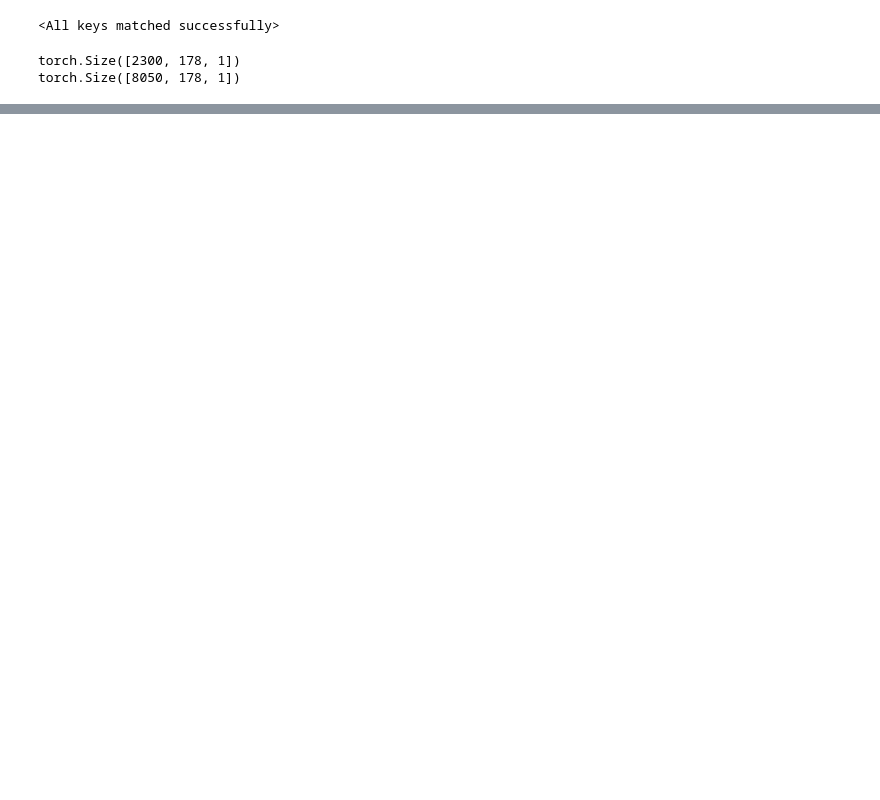
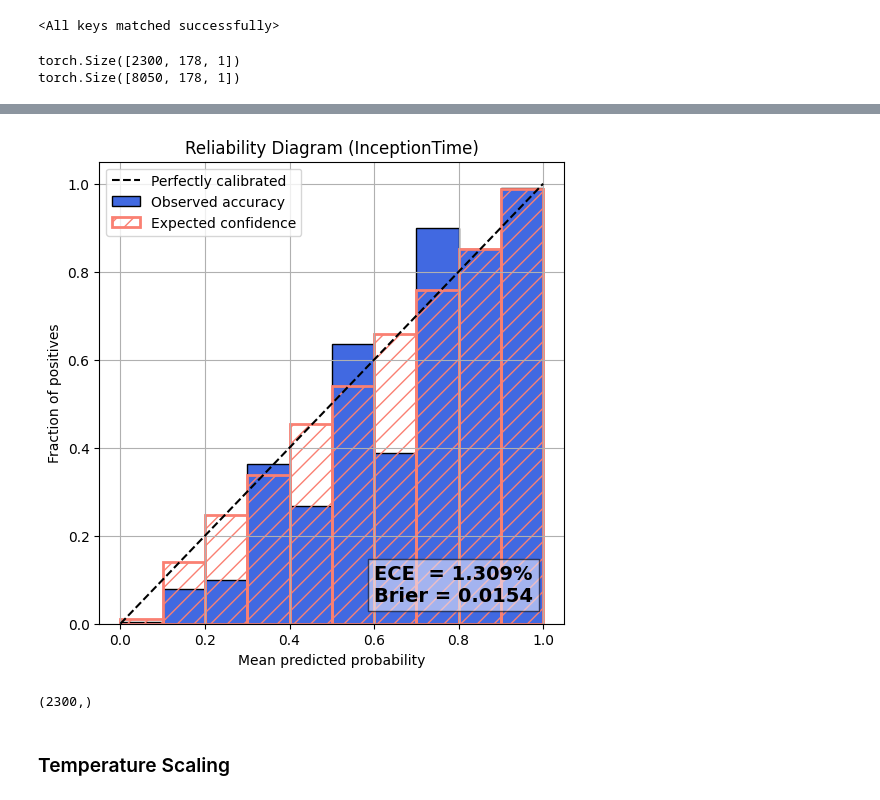
Before and after one commit to darosali/har-pu-learning, a Jupyter notebook: epilepsy_asym_learn.ipynb, the cells around one changed output, grey strips where cells are left out. Drawn from its saved outputs; the diff is of its cells as text; code cells hidden in the pictures; blank space fills up the shorter version.

```diff
--- a/epilepsy_asym_learn.ipynb
+++ b/epilepsy_asym_learn.ipynb
@@ -900,0 +962,28 @@ torch.save(model_mamba.state_dict(), "models/epilepsy_mamba2_convproj_AsymLoss_0
+# %%
+ece = compute_ece(y_test, y_prob_before[:, 1], n_bins=n_bins)
+brier = brier_score_loss(y_test, y_prob_before[:, 1])
+
+# Let n_bins be the number of bins you want
+n_bins = 10
+bins = np.linspace(0.0, 1.0, n_bins + 1)
+bin_centers = (bins[:-1] + bins[1:]) / 2
+
+# When plotting bars
+bin_width = bins[1] - bins[0]
+
+plt.figure(figsize=(6,6))
+plt.bar(bin_centers, prob_true, width=bin_width, color='royalblue', edgecolor='black', align='center', label='Observed accuracy')
+plt.bar(bin_centers, prob_pred, width=bin_width, fill=False, edgecolor='salmon', linewidth=2, hatch='//', align='center', label='Expected confidence')
+plt.plot([0,1], [0,1], 'k--', label='Perfectly calibrated')
+plt.xlabel('Mean predicted probability')
+plt.ylabel('Fraction of positives')
+plt.title('Reliability Diagram (InceptionTime)')
+plt.legend()
+plt.grid(True)
+plt.text(0.60, 0.05,
+         f"ECE  = {ece*100:.3f}%\nBrier = {brier:.4f}",
+         fontsize=14, color='black', weight='bold',
+         bbox=dict(facecolor='lavender', alpha=0.6, edgecolor='black'))
+plt.show()
+# %% [output]
+[figure, added]
@@ -900,0 +1004,6 @@ torch.save(model_mamba.state_dict(), "models/epilepsy_mamba2_convproj_AsymLoss_0
+# %%
+p_test_calibrated.shape
+# %% [output]
+(2300,)
+# %% [markdown]
+### Temperature Scaling
```
Also changed, not shown: parts of 49 cells of this notebook, 3 other files.
